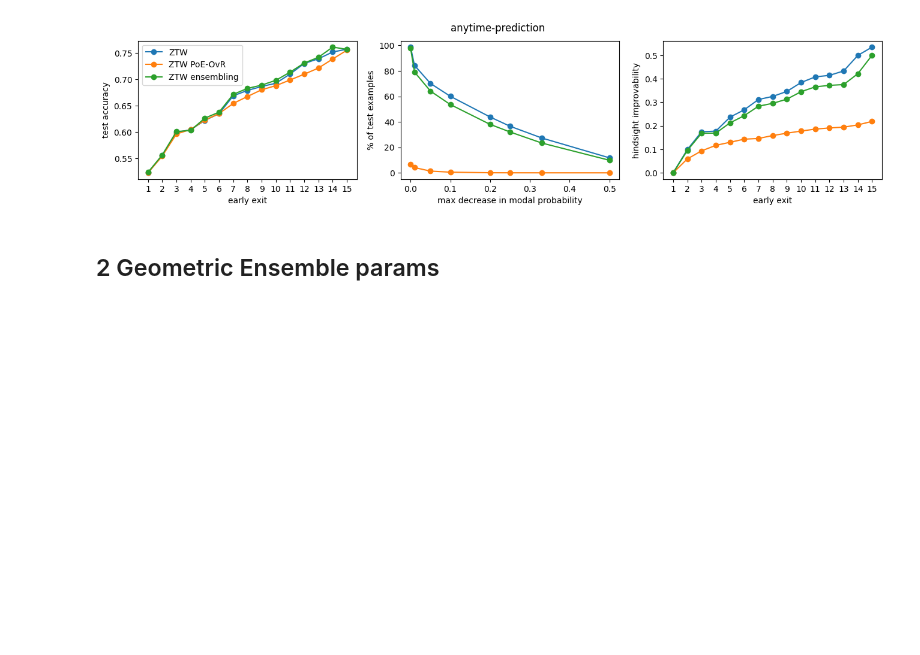
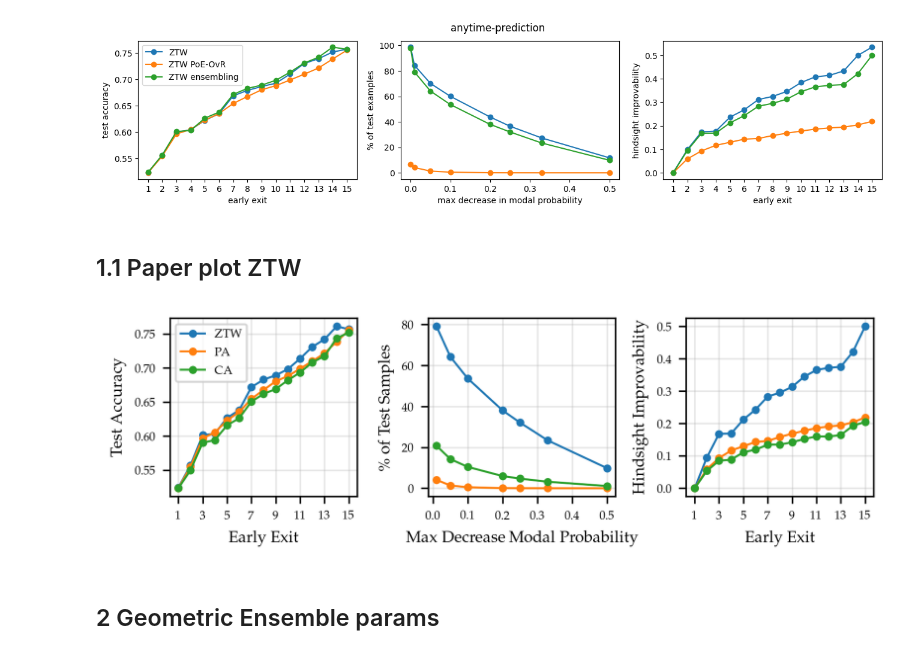
Before and after one commit to metodj/Zero-Time-Waste, a Jupyter notebook: ztw_rewrite/monotonicity.ipynb, the cells around one changed output. Cells and saved outputs as stored; diff of their text form; code cells hidden in the pictures; blank space fills up the shorter version.

Commit message:
paper plot

```diff
--- a/ztw_rewrite/monotonicity.ipynb
+++ b/ztw_rewrite/monotonicity.ipynb
@@ -119,3 +119,5 @@ plt.suptitle(f'anytime-prediction')
 plt.show()
 # %% [output]
 [figure]
+# %% [markdown]
+## 1.1 Paper plot ZTW
@@ -121,0 +149,45 @@ plt.show()
+# %%
+probs_ca = anytime_caching(probs, N=N, L=L)
+preds_ca = {i: torch.argmax(probs_ca, dim=2)[i, :] for i in range(L)}
+acc_ca = [(targets == preds_ca[i]).sum() / len(targets) for i in range(L)]
+# %%
+early_exits = [i + 1 for i in range(L)]
+THRESHOLDS = [-0.01, -0.05, -0.1, -0.2, -0.25, -0.33, -0.5]
+
+fig, ax = plt.subplots(1, 3, figsize=(text_width, 0.33*text_width))
+
+
+
+
+for _acc, _preds, _probs, label in [
+                            (acc_ztw_ens, preds_ztw_ens, probs_ztw_ens, 'ZTW'),
+                            (acc_poe_ovr_break_ties_generalized, preds_poe_ovr_break_ties_generalized, probs_poe_ovr_break_ties_generalized, 'PA'),
+                            (acc_ca, preds_ca, probs_ca, 'CA'),
+                            ]:
+    ax[0].plot(early_exits, _acc, label=label, marker='o',)
+
+    modal_probs = modal_probs_decreasing(_preds, _probs, L, N=N, thresholds=THRESHOLDS, diffs_type="all")
+    ax[1].plot(modal_probs.keys(), modal_probs.values(), marker='o', label=label)
+
+    ax[2].plot(early_exits, calculate_hindsight_improvability([_probs[l] for l in range(L)], targets), marker='o', label=label)
+
+
+ax[0].set_ylabel('Test Accuracy')
+ax[0].set_xlabel('Early Exit')
+
+ax[1].set_xlabel('Max Decrease Modal Probability')
+ax[1].set_ylabel('\% of Test Samples')
+
+ax[2].set_xlabel('Early Exit')
+ax[2].set_ylabel('Hindsight Improvability')
+
+ax[0].set_xticks([x for i, x in enumerate(early_exits) if i % 2 == 0])
+ax[1].set_xticks([0., 0.1, 0.2, 0.3, 0.4, 0.5])
+ax[2].set_xticks([x for i, x in enumerate(early_exits) if i % 2 == 0])
+
+ax[0].legend()
+# plt.suptitle(f'anytime-prediction')
+plt.savefig('../../MSDNet-PyTorch/figures/figure_ZTW.pdf', dpi=1200, bbox_inches='tight')
+plt.show()
+# %% [output]
+[figure, added]
```
Also changed, not shown: parts of 2 cells of this notebook, 1 other file.
